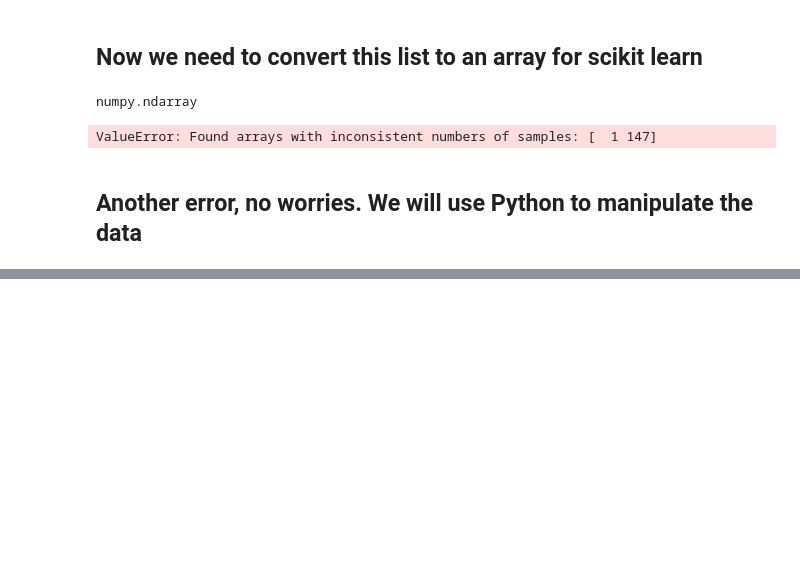
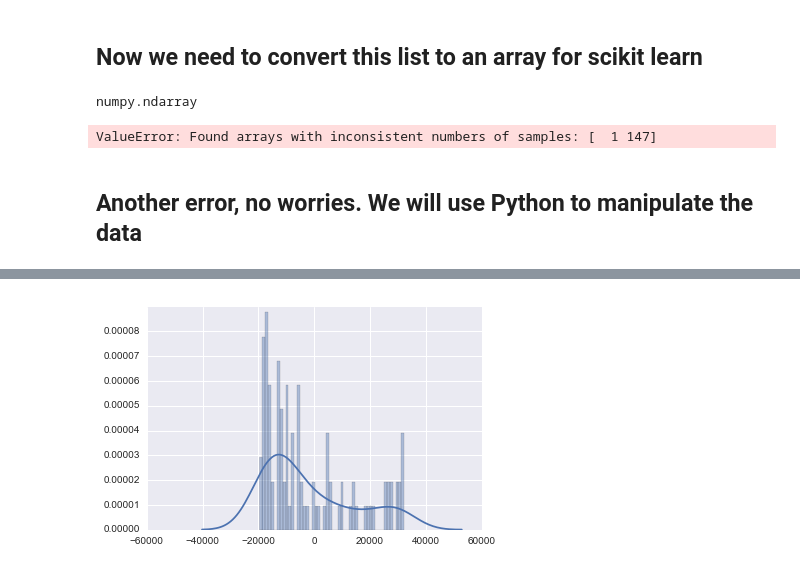
Before and after one commit to Ssscld/mke_scikit, a Jupyter notebook: ML - Regression Analysis.ipynb, the cells around one changed output, grey strips where cells are left out. Drawn from its saved outputs; the diff is of its cells as text; code cells hidden in the pictures; blank space fills up the shorter version.

```diff
--- a/ML - Regression Analysis.ipynb
+++ b/ML - Regression Analysis.ipynb
@@ -360,0 +342,4 @@ ValueError: Found array with 0 sample(s) (shape=(0, 246)) while a minimum of 1 i
+# %%
+sns.distplot((y_test-predictions),bins=50);
+# %% [output]
+[figure, added]
```
Also changed, not shown: parts of 15 cells of this notebook.
